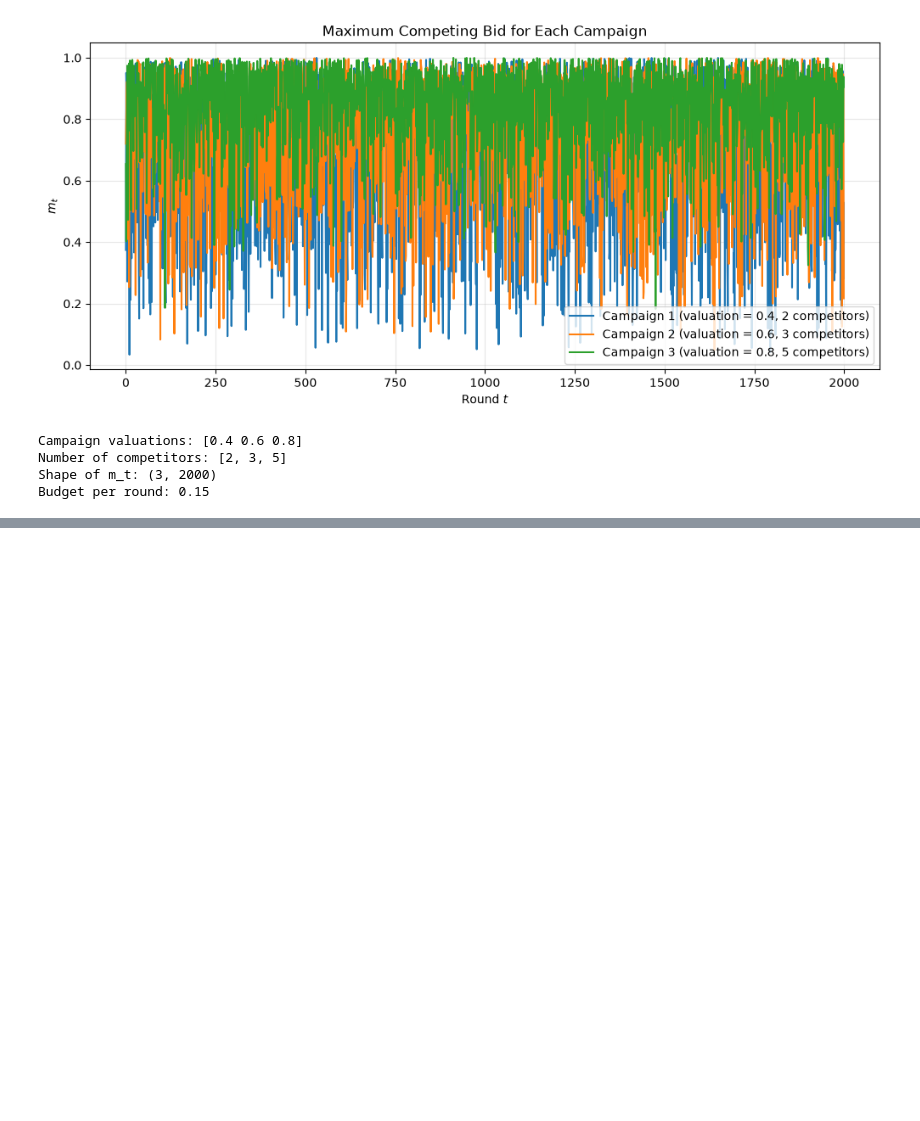
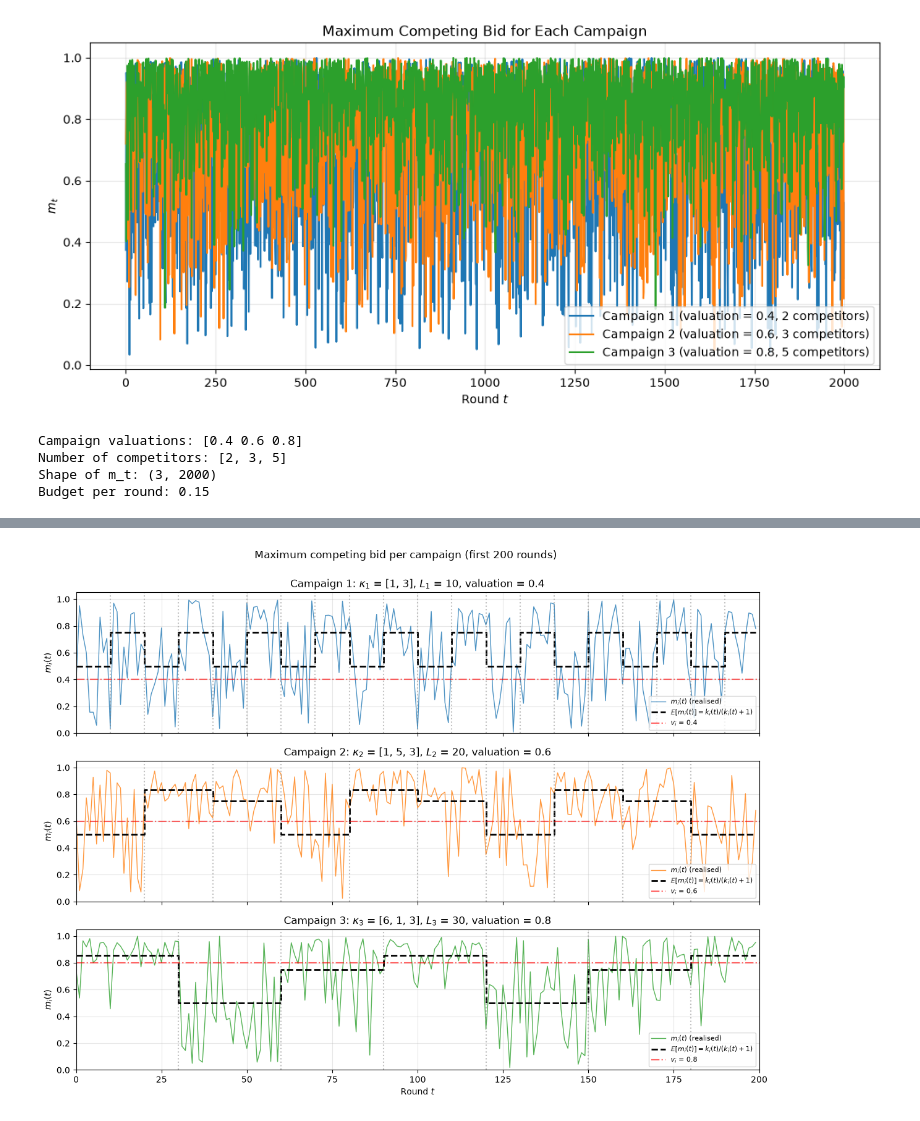
Before and after one commit to poligregni/OnlineLearningApplications2026, a Jupyter notebook: requirement_3.ipynb, the cells around one changed output, grey strips where cells are left out. Drawn from its saved outputs; the diff is of its cells as text; code cells hidden in the pictures; blank space fills up the shorter version.

```diff
--- a/requirement_3.ipynb
+++ b/requirement_3.ipynb
@@ -73,0 +193,50 @@ Budget per round: 0.15
+# %%
+# ---- Plot: m_i(t) per campaign, one subplot each ----
+zoom = 200
+
+fig, axes = plt.subplots(n_campaigns, 1, figsize=(12, 9), sharex=True)
+
+for campaign in range(n_campaigns):
+    ax = axes[campaign]
+
+    # realised highest competing bid
+    ax.plot(
+        t[:zoom], m_t[campaign, :zoom],
+        color=f"C{campaign}", linewidth=1, alpha=0.8,
+        label="$m_i(t)$ (realised)"
+    )
+
+    # mean of Beta(k, 1) is k / (k + 1): shows the regime the sample comes from
+    expected_m = n_competitors_t[campaign, :zoom] / (n_competitors_t[campaign, :zoom] + 1)
+    ax.step(
+        t[:zoom], expected_m, where="post",
+        color="black", linewidth=2, linestyle="--",
+        label="$\\mathbb{E}[m_i(t)] = k_i(t) / (k_i(t) + 1)$"
+    )
+
+    # vertical lines at every regime change
+    for change in range(0, zoom, L[campaign]):
+        ax.axvline(change, color="gray", linestyle=":", alpha=0.5)
+
+    # my valuation, for reference
+    ax.axhline(
+        my_valuations[campaign], color="red", linestyle="-.", alpha=0.6,
+        label=f"$v_i$ = {my_valuations[campaign]}"
+    )
+
+    ax.set_ylim(0, 1.05)
+    ax.set_ylabel("$m_i(t)$")
+    ax.set_title(
+        f"Campaign {campaign + 1}: $\\kappa_{campaign + 1}$ = {kappa[campaign]}, "
+        f"$L_{campaign + 1}$ = {L[campaign]}, valuation = {my_valuations[campaign]}"
+    )
+    ax.legend(loc="lower right", fontsize=8)
+    ax.grid(alpha=0.3)
+
+axes[-1].set_xlabel("Round $t$")
+axes[-1].set_xlim(0, zoom)
+plt.suptitle(f"Maximum competing bid per campaign (first {zoom} rounds)", y=1.0)
+plt.tight_layout()
+plt.show()
+# %% [output]
+[figure, added]
```
Also changed, not shown: parts of 7 cells of this notebook.
